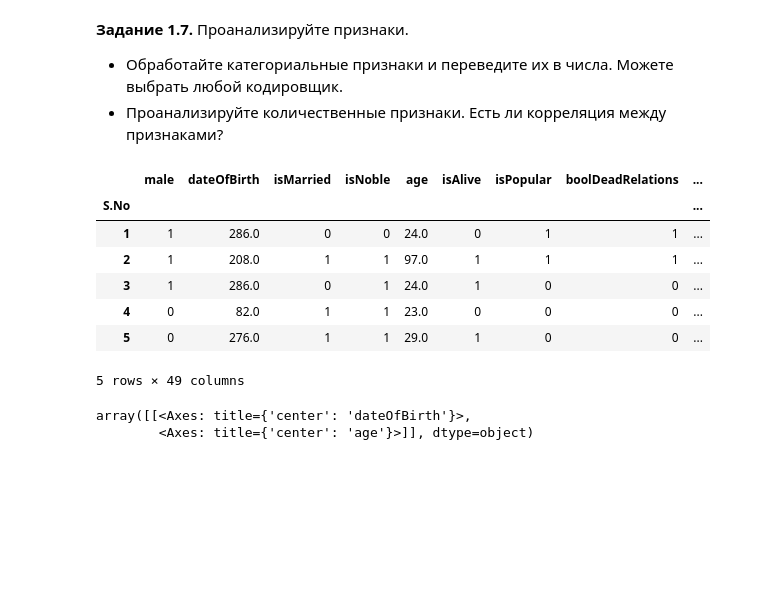
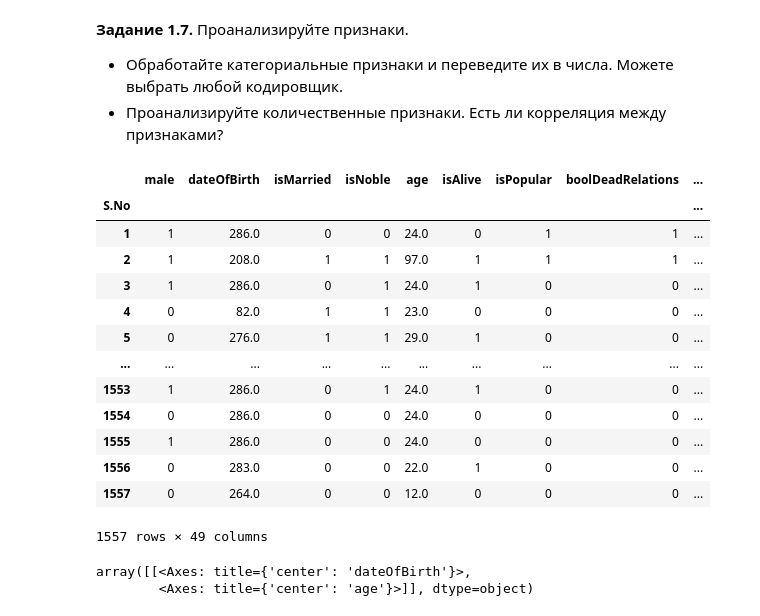
Before and after one commit to kovzanok/ml, a Jupyter notebook: week_01_ml_intro/Homework/hw_1_game_of_thrones.ipynb, the cells around one changed output. Cells and saved outputs as stored; diff of their text form; code cells hidden in the pictures; blank space fills up the shorter version.

```diff
--- a/week_01_ml_intro/Homework/hw_1_game_of_thrones.ipynb
+++ b/week_01_ml_intro/Homework/hw_1_game_of_thrones.ipynb
@@ -172,15 +177,18 @@ data_without_na.loc[~(data_without_na['title'].isin(popular_titles.index)),'titl
 # %%
-popular_houses = data_without_na['house'].value_counts().index[1:3]
-data_without_na.loc[~(data_without_na['house'].isin(popular_houses)),'house'] = 'Rare house'
+def replace_not_popular_houses(data:DataFrame):
+    popular_houses = data['house'].value_counts().index[1:3]
+    data.loc[~(data['house'].isin(popular_houses)),'house'] = 'Rare house'
+
+replace_not_popular_houses(data_without_na)
 # %%
-
-
 def count_median(s):
     c = s.value_counts()
     return c.index[len(c)//2]
 
-data_without_na.loc[(data_without_na['culture'].isna()),'culture'] = count_median(data_without_na['culture'])
+def validate_culture(data:DataFrame):
+    data.loc[(data['culture'].isna()),'culture'] = count_median(data['culture'])
 
+validate_culture(data_without_na)
 data_without_na.isna().sum()
 # %% [output]
 |  | 0 |
@@ -258,7 +270,10 @@ def change_culture(v):
             return key
     return v
 
-data_without_na['culture'] = data_without_na['culture'].map(change_culture)
+def handle_culture(data:DataFrame):
+    data['culture'] = data['culture'].map(change_culture)
+
+handle_culture(data_without_na)
 # %% [markdown]
 **Задание 1.5.** Проанализируйте, какие столбцы являются существенными и влияют на предсказание, а какие нет. Удалите ненужные столбцы по вашему мнению.
 # %%
@@ -281,30 +313,41 @@ plt.hist(data['isAlive'])
   * Обработайте категориальные признаки и переведите их в числа. Можете выбрать любой кодировщик.
   * Проанализируйте количественные признаки. Есть ли корреляция между признаками?
 # %%
-data.columns
-data
-categorial_columns = ['title','male','culture','house','isMarried','isNoble','isPopular','boolDeadRelations']
-categorial_features = data[categorial_columns]
-
-unprocessed_cat_features = categorial_features.select_dtypes(include='object').columns.tolist()
-
-
 from sklearn.preprocessing import OneHotEncoder
-
 encoder = OneHotEncoder(sparse_output=False)
 
-one_hot_df = pd.DataFrame(encoder.fit_transform(data[unprocessed_cat_features]),columns=encoder.get_feature_names_out(unprocessed_cat_features),index=data.index)
-df_encoded = pd.concat([data,one_hot_df],axis=1)
-df_encoded.drop(unprocessed_cat_features,axis=1,inplace=True)
-df_encoded.head()
+def get_unprocessed_cat_features(data:DataFrame):
+    categorial_columns = ['title','male','culture','house','isMarried','isNoble','isPopular','boolDeadRelations']
+    categorial_features = data[categorial_columns]
+    unprocessed_cat_features = categorial_features.select_dtypes(include='object').columns.tolist()
+    return unprocessed_cat_features
+
+def fit_encoder(data:DataFrame):
+    unprocessed_cat_features = get_unprocessed_cat_features(data)
+    encoder.fit(data[unprocessed_cat_features])
+
+def encode_cat_columns(data:DataFrame):
+    unprocessed_cat_features = get_unprocessed_cat_features(data)
+    one_hot_df = pd.DataFrame(encoder.fit_transform(data[unprocessed_cat_features]),columns=encoder.get_feature_names_out(unprocessed_cat_features),index=data.index)
+    df_encoded = pd.concat([data,one_hot_df],axis=1)
+    df_encoded.drop(unprocessed_cat_features,axis=1,inplace=True)
+    return df_encoded
+
+data=encode_cat_columns(data)
 # %% [output]
 |  | male | dateOfBirth | isMarried | isNoble | age | isAlive | isPopular | boolDeadRelations | ... |
 | S.No |  |  |  |  |  |  |  |  | ... |
 | 1 | 1 | 286.0 | 0 | 0 | 24.0 | 0 | 1 | 1 | ... |
 | 2 | 1 | 208.0 | 1 | 1 | 97.0 | 1 | 1 | 1 | ... |
 | 3 | 1 | 286.0 | 0 | 1 | 24.0 | 1 | 0 | 0 | ... |
 | 4 | 0 | 82.0 | 1 | 1 | 23.0 | 0 | 0 | 0 | ... |
 | 5 | 0 | 276.0 | 1 | 1 | 29.0 | 1 | 0 | 0 | ... |
+| ... | ... | ... | ... | ... | ... | ... | ... | ... | ... |
+| 1553 | 1 | 286.0 | 0 | 1 | 24.0 | 1 | 0 | 0 | ... |
+| 1554 | 0 | 286.0 | 0 | 0 | 24.0 | 0 | 0 | 0 | ... |
+| 1555 | 1 | 286.0 | 0 | 0 | 24.0 | 0 | 0 | 0 | ... |
+| 1556 | 0 | 283.0 | 0 | 0 | 22.0 | 1 | 0 | 0 | ... |
+| 1557 | 0 | 264.0 | 0 | 0 | 12.0 | 0 | 0 | 0 | ... |
-5 rows × 49 columns
+1557 rows × 49 columns
 # %%
 numerical_columns = ['dateOfBirth','age']
```
Also changed, not shown: parts of 10 cells of this notebook.
